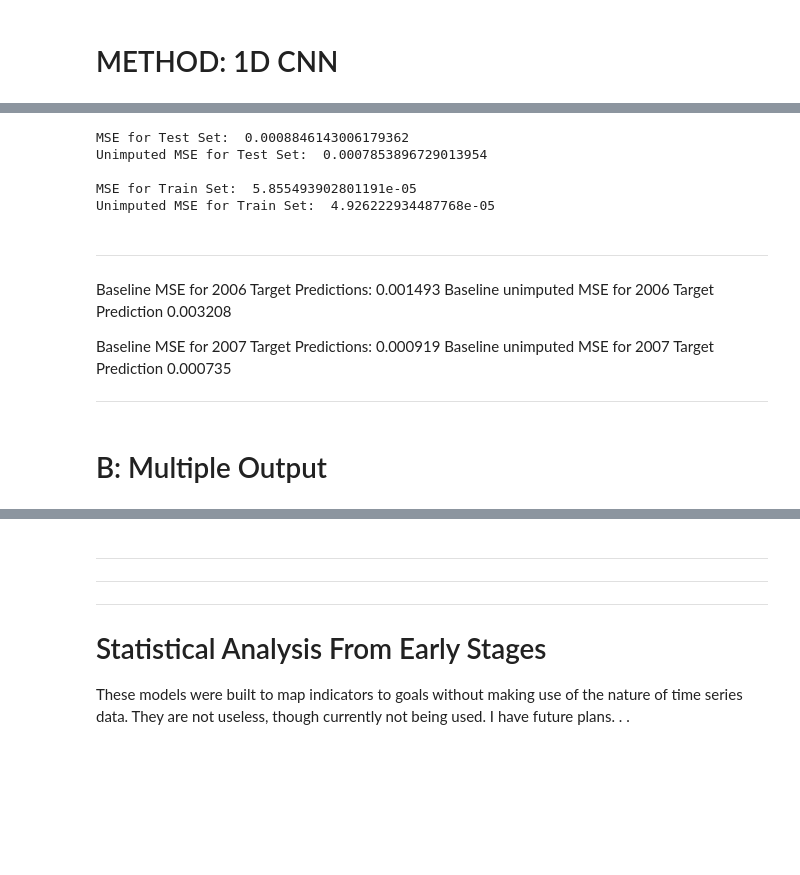
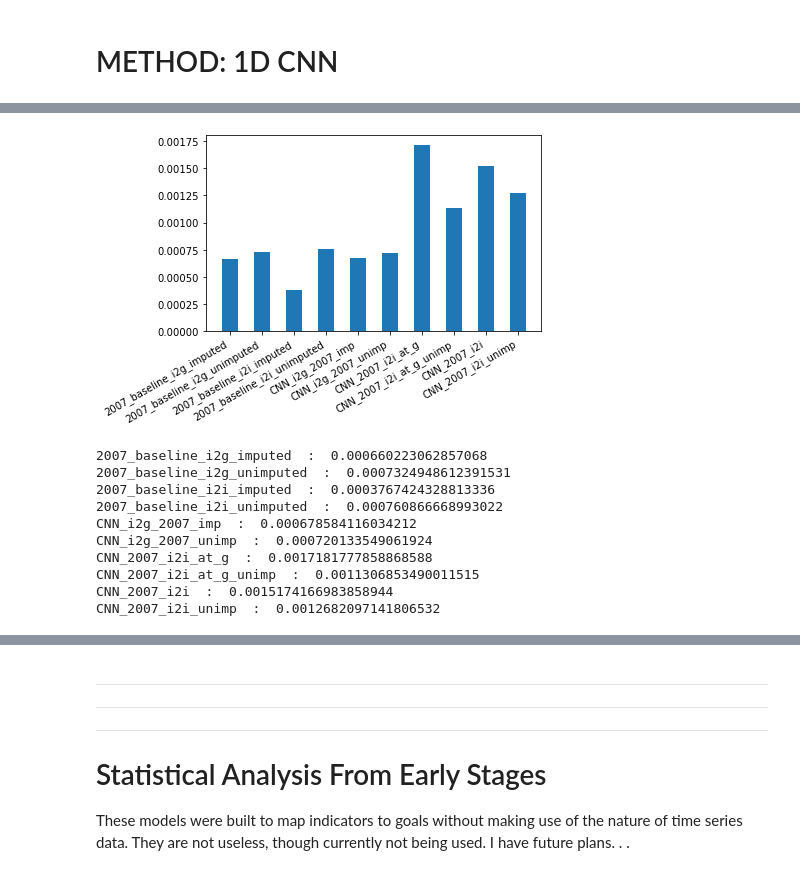
Before and after one commit to yousefja/Time-Series-Modelling-UN-Millenium-Development-Goals, a Jupyter notebook: data_exploration_modeling.ipynb, the cells around one changed output, grey strips where cells are left out. Saved outputs shown, nothing was run; the diff lists cells and outputs as text; code cells hidden in the pictures; blank space fills up the shorter version.

```diff
--- a/data_exploration_modeling.ipynb
+++ b/data_exploration_modeling.ipynb
@@ -1073,53 +1336,47 @@ Stopped after 120 / 120 iterations
 
 #Get a training dataframe for years 1973-2005
 predict_indices = X_features_filled.loc['Afghanistan'].index[1:34].tolist()
-X_indicators = X_train_imputed.loc[pd.IndexSlice[:, predict_indices], :]
-X_targets = y_train_imputed.loc[pd.IndexSlice[:, predict_indices], :]
-X_val_CNN = pd.concat([X_indicators, X_targets], axis = 1)
+X_val_CNN = X_train_imputed.loc[pd.IndexSlice[:, predict_indices], :]
 assert(X_val_CNN.isna().any().any() == False)
 
-#Get original validation set, badly named, and append goals to indicators
-X_2006 = pd.concat([X_val_imputed, y_val_imputed], axis = 1)
-assert(X_2006.isna().any().any() == False)
-
 #append 2006 to validation set
-X_val_CNN = pd.concat([X_val_CNN, X_2006], axis = 0)
+X_val_CNN = pd.concat([X_val_CNN, y_train_imputed], axis = 0)
 X_val_CNN = X_val_CNN.sort_index()
 assert(X_val_CNN.isna().any().any() == False)
 
 #reshape and make prediction
 x_val_CNN_reshaped = np.array(X_val_CNN.values).reshape(x_shape)
 y_hat = model.predict(x_val_CNN_reshaped)
+y_hat_restructured = pd.DataFrame(y_hat, columns = y_valid.columns)
 
-mse_test = mean_squared_error(y_hat, y_test_imputed)
-unim_cost, y_hat_filtered, y_test_filt = compute_unimputed_cost(y_test, y_hat, y_test_imputed, 'squared')
+#On just goals
+mse_test = mean_squared_error(y_hat_restructured[target_names], y_valid_imputed[target_names])
+unim_cost, y_hat_filtered, y_test_filt = compute_unimputed_cost(y_valid[target_names], y_hat_restructured[target_names], y_valid_imputed[target_names], 'squared')
 
-print('MSE for Test Set: ', mse_test)
-print('Unimputed MSE for Test Set: ', unim_cost)
+cost_bible['CNN_2007_i2i_at_g'] = mse_test
+cost_bible['CNN_2007_i2i_at_g_unimp'] = unim_cost
+
+#on indicators + goals
+mse_test = mean_squared_error(y_hat, y_valid_imputed)
+unim_cost, _, _ = compute_unimputed_cost(y_valid, y_hat_restructured, y_valid_imputed, 'squared')
+
+cost_bible['CNN_2007_i2i'] = mse_test
+cost_bible['CNN_2007_i2i_unimp'] = unim_cost
 
 #Compare to prediction on training data
 y_hat_train = model.predict(X_train_imputed_reshaped_CNN)
-mse_train = mean_squared_error(y_hat_train, y_val_imputed)
+y_hat_train_restructured = pd.DataFrame(y_hat_train, columns = y_valid.columns)
 
-unim_cost_train, y_hat_filtered_train, y_test_filt_train = compute_unimputed_cost(y_valid, y_hat_train, y_val_imputed, 'squared')
+#on just goals
+mse_train = mean_squared_error(y_hat_train_restructured[target_names], y_train_imputed[target_names])
+unim_cost_train, y_hat_filtered_train, y_test_filt_train = compute_unimputed_cost(y_train[target_names], y_hat_train_restructured[target_names], y_train_imputed[target_names], 'squared')
 
-print('\nMSE for Train Set: ', mse_train)
-print('Unimputed MSE for Train Set: ', unim_cost_train)
+cost_bible['CNN_2006_i2i_at_g'] = mse_test
+cost_bible['CNN_2006_i2i_at_g_unimp'] = unim_cost
+
+#on indicators + goals
+mse_test = mean_squared_error(y_hat, y_train_imputed)
+unim_cost, _, _ = compute_unimputed_cost(y_train, y_hat_train_restructured, y_train_imputed, 'squared')
+
+cost_bible['CNN_2006_i2i'] = mse_test
+cost_bible['CNN_2006_i2i_unimp'] = unim_cost
-# %% [output]
-MSE for Test Set:  0.0008846143006179362
-Unimputed MSE for Test Set:  0.0007853896729013954
-
-MSE for Train Set:  5.855493902801191e-05
-Unimputed MSE for Train Set:  4.926222934487768e-05
-# %% [markdown]
-----------------------------------------------------
-
-Baseline MSE for 2006 Target Predictions: 0.001493
- Baseline unimputed MSE for 2006 Target Prediction 0.003208
-
-Baseline MSE for 2007 Target Predictions: 0.000919
- Baseline unimputed MSE for 2007 Target Prediction 0.000735
-
-----------------------------------------------------
-# %% [markdown]
-# B: Multiple Output
@@ -1127,0 +1383,14 @@ Each feature (indicator)
+# %%
+print_cost_bible('2007')
+# %% [output]
+[figure, added]
+2007_baseline_i2g_imputed  :  0.000660223062857068
+2007_baseline_i2g_unimputed  :  0.0007324948612391531
+2007_baseline_i2i_imputed  :  0.0003767424328813336
+2007_baseline_i2i_unimputed  :  0.000760866668993022
+CNN_i2g_2007_imp  :  0.000678584116034212
+CNN_i2g_2007_unimp  :  0.000720133549061924
+CNN_2007_i2i_at_g  :  0.0017181777858868588
+CNN_2007_i2i_at_g_unimp  :  0.0011306853490011515
+CNN_2007_i2i  :  0.0015174166983858944
+CNN_2007_i2i_unimp  :  0.0012682097141806532
```
Also changed, not shown: parts of 57 cells of this notebook.
